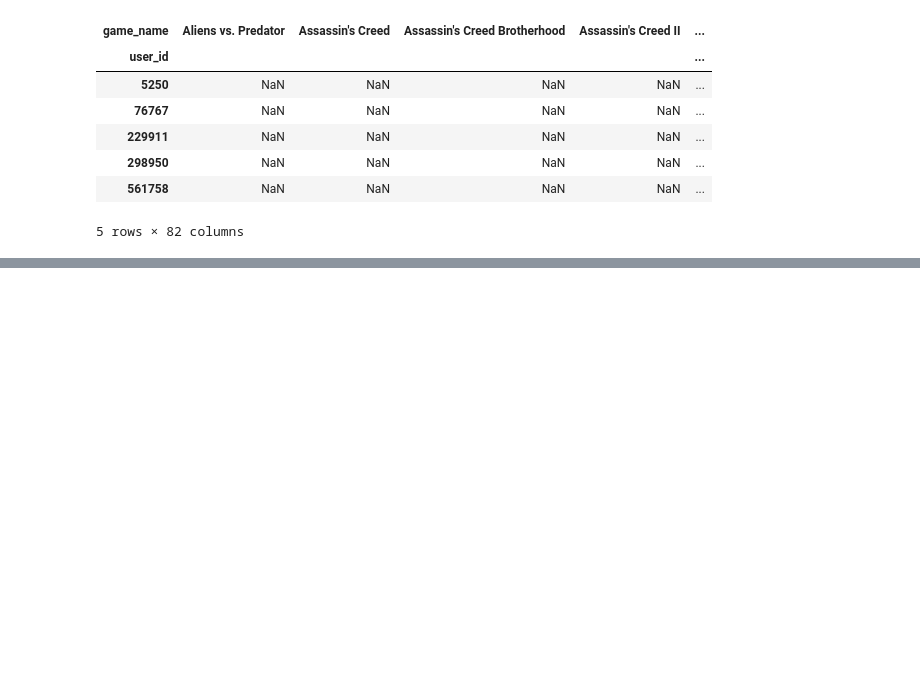
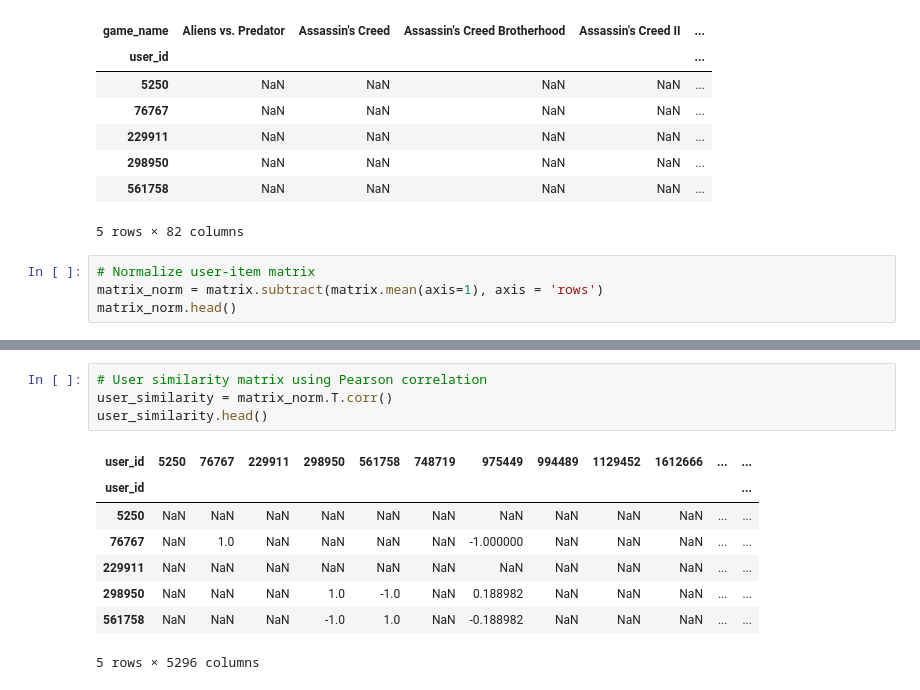
Before and after one commit to OmarEmad313/video-game-recommendation, a Jupyter notebook: video game recommendation with explicit rating/Video game recommendation with explicit data.ipynb, the cells around one changed output, grey strips where cells are left out. Cells and saved outputs as stored; diff of their text form; blank space fills up the shorter version.

```diff
--- a/video game recommendation with explicit rating/Video game recommendation with explicit data.ipynb
+++ b/video game recommendation with explicit rating/Video game recommendation with explicit data.ipynb
@@ -1141,3 +1137,7 @@ matrix.head()
 | 298950 | NaN | NaN | NaN | NaN | ... |
 | 561758 | NaN | NaN | NaN | NaN | ... |
 5 rows × 82 columns
+# %%
+# Normalize user-item matrix
+matrix_norm = matrix.subtract(matrix.mean(axis=1), axis = 'rows')
+matrix_norm.head()
@@ -1143,0 +1153,13 @@ matrix.head()
+# %%
+# User similarity matrix using Pearson correlation
+user_similarity = matrix_norm.T.corr()
+user_similarity.head()
+# %% [output]
+| user_id | 5250 | 76767 | 229911 | 298950 | 561758 | 748719 | 975449 | 994489 | 1129452 | 1612666 | ... | ... |
+| user_id |  |  |  |  |  |  |  |  |  |  |  | ... |
+| 5250 | NaN | NaN | NaN | NaN | NaN | NaN | NaN | NaN | NaN | NaN | ... | ... |
+| 76767 | NaN | 1.0 | NaN | NaN | NaN | NaN | -1.000000 | NaN | NaN | NaN | ... | ... |
+| 229911 | NaN | NaN | NaN | NaN | NaN | NaN | NaN | NaN | NaN | NaN | ... | ... |
+| 298950 | NaN | NaN | NaN | 1.0 | -1.0 | NaN | 0.188982 | NaN | NaN | NaN | ... | ... |
+| 561758 | NaN | NaN | NaN | -1.0 | 1.0 | NaN | -0.188982 | NaN | NaN | NaN | ... | ... |
+5 rows × 5296 columns
```
Also changed, not shown: parts of 13 cells of this notebook.
